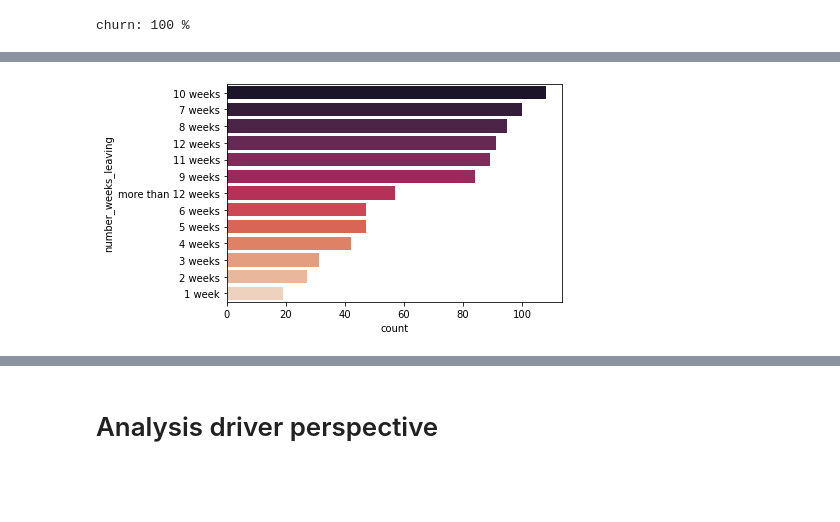
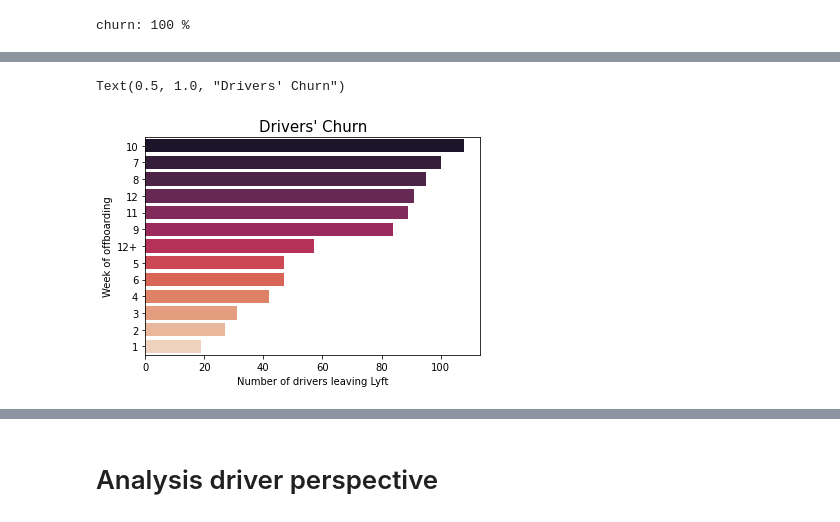
Before and after one commit to Brunadiasmiguel/challenge_drive, a Jupyter notebook: data_wrangling.ipynb, the cells around one changed output, grey strips where cells are left out. Saved outputs shown, nothing was run; the diff lists cells and outputs as text; code cells hidden in the pictures; blank space fills up the shorter version.

```diff
--- a/data_wrangling.ipynb
+++ b/data_wrangling.ipynb
@@ -1221,19 +1208,19 @@ conditions = [
 ]
 
 choices = [
-    '1 week',
-    '2 weeks',
-    '3 weeks',
-    '4 weeks',
-    '5 weeks',
-    '6 weeks',
-    '7 weeks',
-    '8 weeks',
-    '9 weeks',
-    '10 weeks',
-    '11 weeks',
-    '12 weeks',
-    'more than 12 weeks'
+    '1',
+    '2',
+    '3',
+    '4',
+    '5',
+    '6',
+    '7',
+    '8',
+    '9',
+    '10',
+    '11',
+    '12',
+    '12+'
 ]
 
 avg_nr_rides_df["number_weeks_leaving"] = np.select(conditions, choices, "error")
@@ -1251,12 +1238,17 @@ avg_nr_rides_df.head()
 # %%
 #plot
 
 sns.countplot(data=avg_nr_rides_df,
                 y="number_weeks_leaving",
                 order=avg_nr_rides_df["number_weeks_leaving"].value_counts().index,
                 palette="rocket");
+
+plt.xlabel("Number of drivers leaving Lyft", size=10)
+plt.ylabel("Week of offboarding", size=10)
+plt.title("Drivers' Churn", size=15)
 # %% [output]
+Text(0.5, 1.0, "Drivers' Churn")
-[figure, old version]
+[figure, new version]
 # %%
 #check again
 
```
Also changed, not shown: parts of 21 cells of this notebook.
